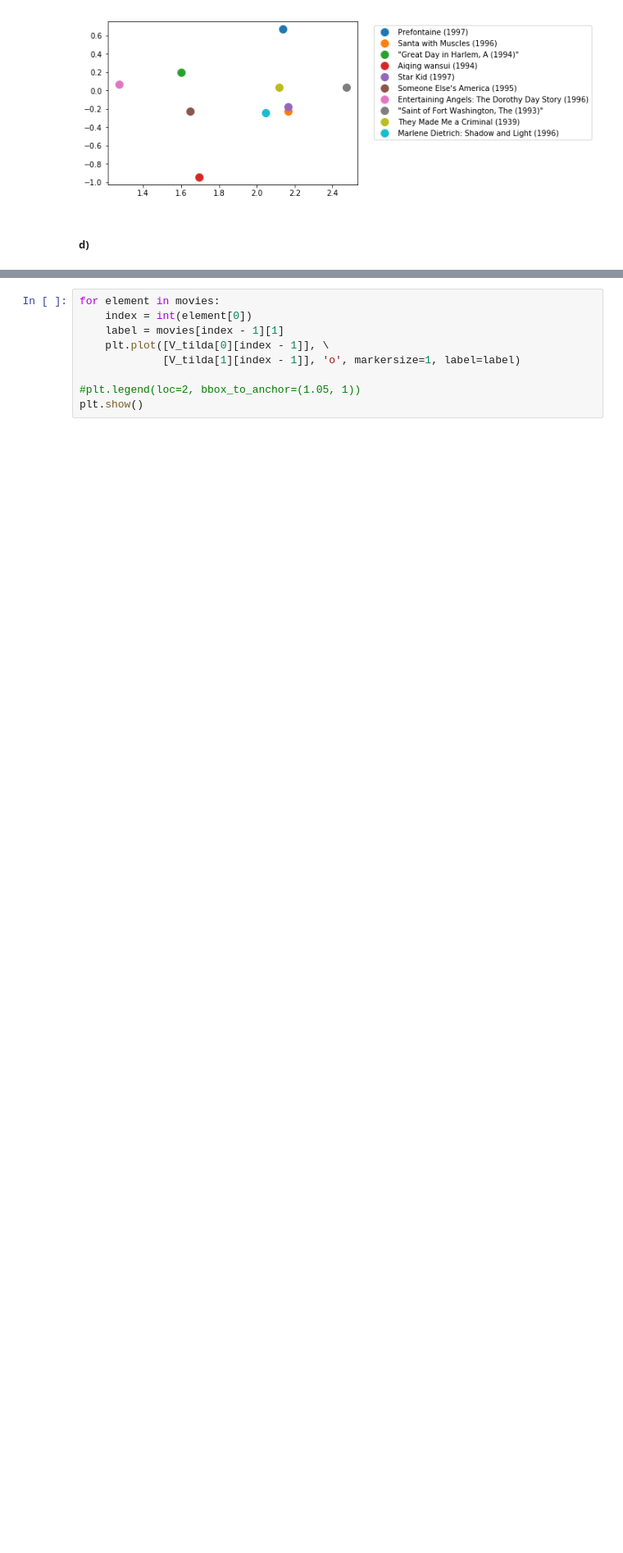
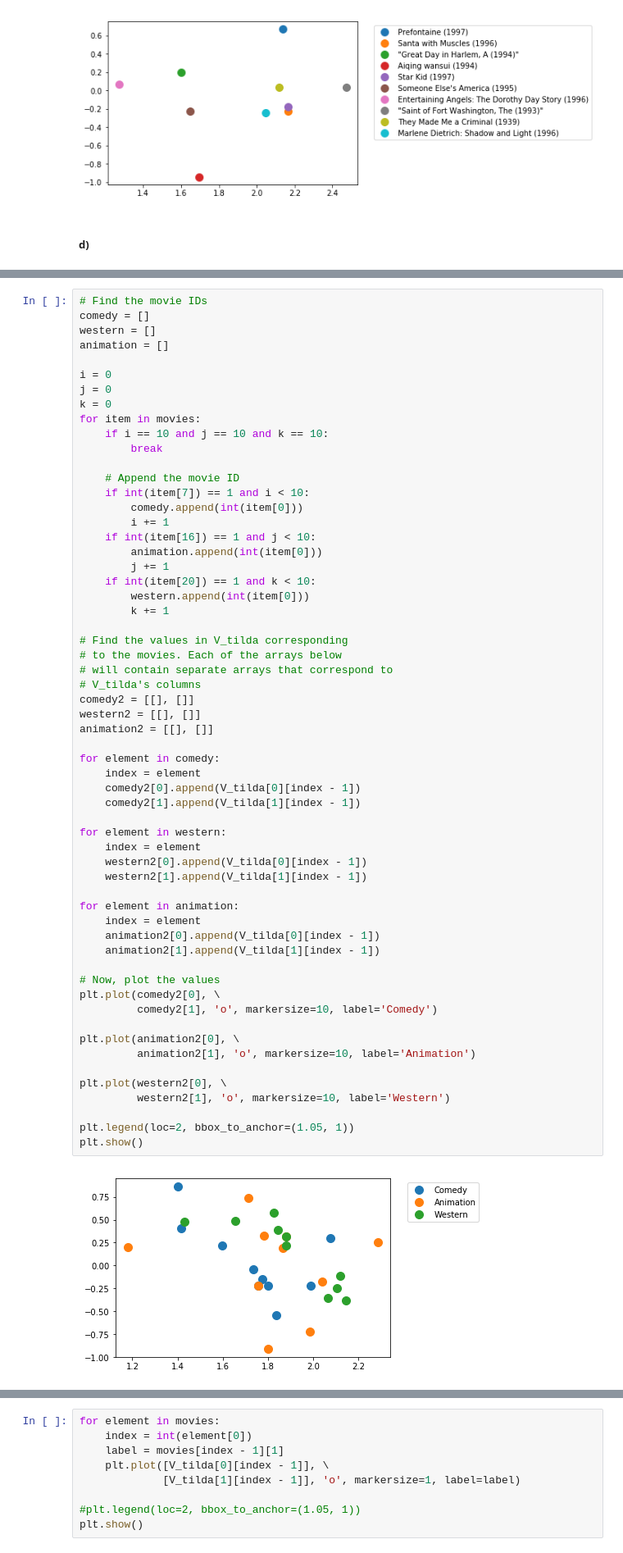
Before and after one commit to reislerjul/-MovieLens-Visualization, a Jupyter notebook: Visualizations.ipynb, the cells around one changed output, grey strips where cells are left out. Shown at 82% size. Cells and saved outputs as stored; diff of their text form; blank space fills up the shorter version.

Commit message:
added interesting plot

```diff
--- a/Visualizations.ipynb
+++ b/Visualizations.ipynb
@@ -390,0 +393,61 @@ plt.show()
+# %%
+# Find the movie IDs
+comedy = []
+western = []
+animation = []
+
+i = 0
+j = 0
+k = 0
+for item in movies:
+    if i == 10 and j == 10 and k == 10:
+        break
+
+    # Append the movie ID
+    if int(item[7]) == 1 and i < 10:
+        comedy.append(int(item[0]))
+        i += 1
+    if int(item[16]) == 1 and j < 10:
+        animation.append(int(item[0]))
+        j += 1
+    if int(item[20]) == 1 and k < 10:
+        western.append(int(item[0]))
+        k += 1
+
+# Find the values in V_tilda corresponding
+# to the movies. Each of the arrays below
+# will contain separate arrays that correspond to
+# V_tilda's columns
+comedy2 = [[], []]
+western2 = [[], []]
+animation2 = [[], []]
+
+for element in comedy:
+    index = element
+    comedy2[0].append(V_tilda[0][index - 1])
+    comedy2[1].append(V_tilda[1][index - 1])
+
+for element in western:
+    index = element
+    western2[0].append(V_tilda[0][index - 1])
+    western2[1].append(V_tilda[1][index - 1])
+
+for element in animation:
+    index = element
+    animation2[0].append(V_tilda[0][index - 1])
+    animation2[1].append(V_tilda[1][index - 1])
+
+# Now, plot the values
+plt.plot(comedy2[0], \
+         comedy2[1], 'o', markersize=10, label='Comedy')
+
+plt.plot(animation2[0], \
+         animation2[1], 'o', markersize=10, label='Animation')
+
+plt.plot(western2[0], \
+         western2[1], 'o', markersize=10, label='Western')
+
+plt.legend(loc=2, bbox_to_anchor=(1.05, 1))
+plt.show()
+# %% [output]
+[figure, added]
```
Also changed, not shown: parts of 12 cells of this notebook.
